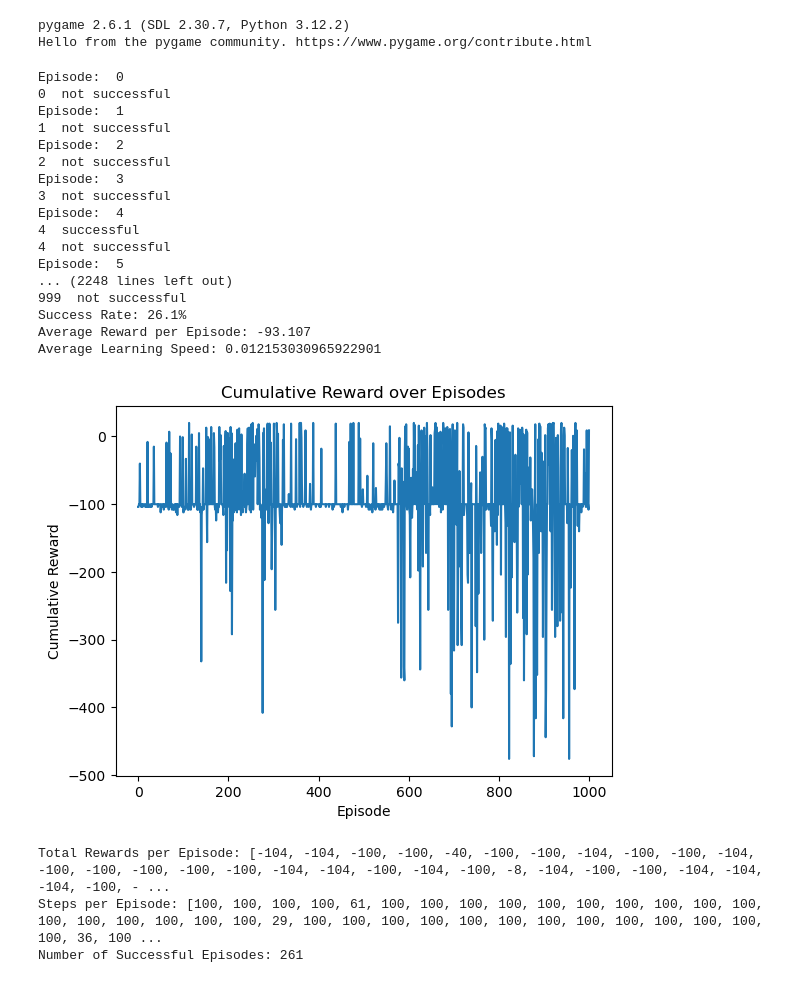
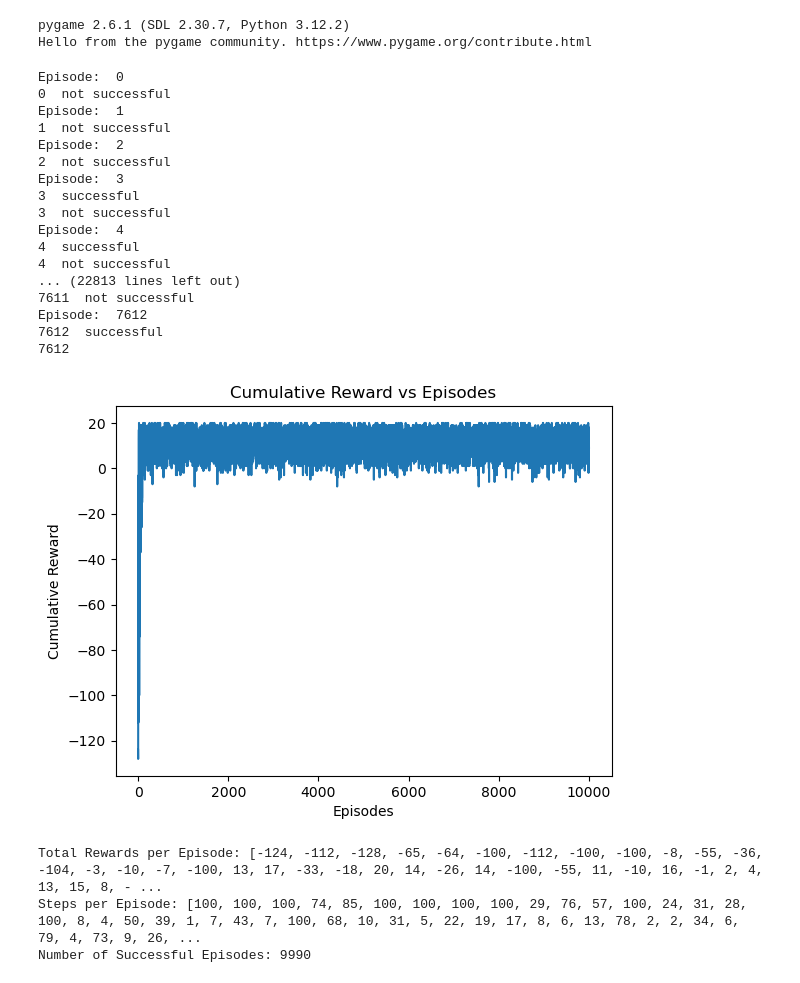
Before and after one commit to namtran3103/UNSWAI2, a Jupyter notebook: assignment2.ipynb, the cells around one changed output. Drawn from its saved outputs; the diff is of its cells as text; code cells hidden in the pictures.

```diff
--- a/assignment2.ipynb
+++ b/assignment2.ipynb
@@ -20,6 +42,9 @@ Hello from the pygame community. https://www.pygame.org/contribute.html
 # %%
 # Initialize the environment
 env = StaticGridEnv(42)
+
+
+q = np.zeros((numStates, numActions))
 
 # Params
 #epsilon = 1.0
@@ -30,7 +55,7 @@ decay_rate = 0.01
 
 alpha = 0.8    # Learning rate
 gamma = 0.95   # Discount factor
-num_episodes = 1000
+num_episodes = 10000
 max_steps_per_episode = 100
 
 
@@ -48,7 +73,6 @@ for episode in range(num_episodes):
     steps = 0
     action = 0
 
-    explore = True
 
     for step in range(max_steps_per_episode):
         # Choose an action (epsilon-greedy policy)
@@ -56,16 +80,15 @@ for episode in range(num_episodes):
             #print(q[state, :])
             #print(np.argmax(q[state, :]))
             action =  np.argmax(q[state, :])
-            explore = False
         else: # Explore
             action = random.choice(validActions)
-            explore = True
 
         # Take the action
-        next_state, reward, done, _ = env.step(action)
+        next_stateTwoDim, reward, done, _ = env.step(action)
+        nextState = next_stateTwoDim[0]*10 + next_stateTwoDim[1]
 
         # Update Q-table
-        q[state, action] = q[state, action] + alpha * (reward + gamma * np.max(q[next_state, :]) - q[state, action])
+        q[state, action] = q[state, action] + alpha * (reward + gamma * np.max(q[nextState, :]) - q[state, action])
 
         # Update metrics
         total_rewards += reward
@@ -75,7 +98,8 @@ for episode in range(num_episodes):
         #env.render(episode=episode, learning_type="Q-learning")
 
         # Transition to the next state
-        twodimState = next_state
+        twodimState = next_stateTwoDim
+        state = nextState
 
         if done:
             successful_episodes += 1
@@ -88,62 +112,51 @@ for episode in range(num_episodes):
 
     # Decay epsilon
     #epsilon = minEpsilon + (maxEpsilon - minEpsilon) * np.exp(-decay_rate*episode)
 
     print(episode, " not successful" )
 
 
 
 # Close the environment
 env.close()
 
-#Calculate Success Rate
-success_rate = (successful_episodes / num_episodes) * 100
-
-# Calculate Average Reward per Episode
-average_reward = np.mean(total_rewards_per_episode)
-
-# Calculate Average Learning Speed (ALS)
-average_learning_speed = 1 / np.mean(steps_per_episode)
-
-# Print metrics
-print(f"Success Rate: {success_rate}%")
-print(f"Average Reward per Episode: {average_reward}")
-print(f"Average Learning Speed: {average_learning_speed}")
+# Calculate metrics
+successRate = calculateSuccessRate(successful_episodes, num_episodes)
+averageRewardPerEpisode = calculateAverageRewardPerEpisode(total_rewards_per_episode)
+averageLearningSpeed = calculateAverageLearningSpeed(steps_per_episode)
 
 # Save metrics to a file
-with open("metrics.txt", "w") as f:
-    f.write(f"Success Rate: {success_rate}%\n")
-    f.write(f"Average Reward per Episode: {average_reward}\n")
-    f.write(f"Average Learning Speed: {average_learning_speed}\n")
+with open("metricsQ.txt", "w") as f:
+    f.write(f"Success Rate: {successRate}%\n")
+    f.write(f"Average Reward per Episode: {averageRewardPerEpisode}\n")
+    f.write(f"Average Learning Speed: {averageLearningSpeed}\n")
 
-plt.plot(total_rewards_per_episode)
-plt.xlabel('Episode')
-plt.ylabel('Cumulative Reward')
-plt.title('Cumulative Reward over Episodes')
-plt.show()
+# Plot cumulative reward
+plotCumulativeReward(total_rewards_per_episode)
+
 # Print metrics
 print(f"Total Rewards per Episode: {total_rewards_per_episode}")
 print(f"Steps per Episode: {steps_per_episode}")
 print(f"Number of Successful Episodes: {successful_episodes}")
 # %% [output]
 Episode:  0
 0  not successful
 Episode:  1
 1  not successful
 Episode:  2
 2  not successful
 Episode:  3
+3  successful
 3  not successful
 Episode:  4
 4  successful
 4  not successful
-Episode:  5
-... (2248 lines left out)
-999  not successful
-Success Rate: 26.1%
-Average Reward per Episode: -93.107
-Average Learning Speed: 0.012153030965922901
+... (22813 lines left out)
+7611  not successful
+Episode:  7612
+7612  successful
+7612
-[figure, old version]
+[figure, new version]
-Total Rewards per Episode: [-104, -104, -100, -100, -40, -100, -100, -104, -100, -100, -104, -100, -100, -100, -100, -100, -104, -104, -100, -104, -100, -8, -104, -100, -100, -104, -104, -104, -100, - ...
-Steps per Episode: [100, 100, 100, 100, 61, 100, 100, 100, 100, 100, 100, 100, 100, 100, 100, 100, 100, 100, 100, 100, 100, 29, 100, 100, 100, 100, 100, 100, 100, 100, 100, 100, 100, 100, 100, 36, 100 ...
-Number of Successful Episodes: 261
+Total Rewards per Episode: [-124, -112, -128, -65, -64, -100, -112, -100, -100, -8, -55, -36, -104, -3, -10, -7, -100, 13, 17, -33, -18, 20, 14, -26, 14, -100, -55, 11, -10, 16, -1, 2, 4, 13, 15, 8, - ...
+Steps per Episode: [100, 100, 100, 74, 85, 100, 100, 100, 100, 29, 76, 57, 100, 24, 31, 28, 100, 8, 4, 50, 39, 1, 7, 43, 7, 100, 68, 10, 31, 5, 22, 19, 17, 8, 6, 13, 78, 2, 2, 34, 6, 79, 4, 73, 9, 26, ...
+Number of Successful Episodes: 9990
```
Also changed, not shown: parts of 3 cells of this notebook, 3 other files.
